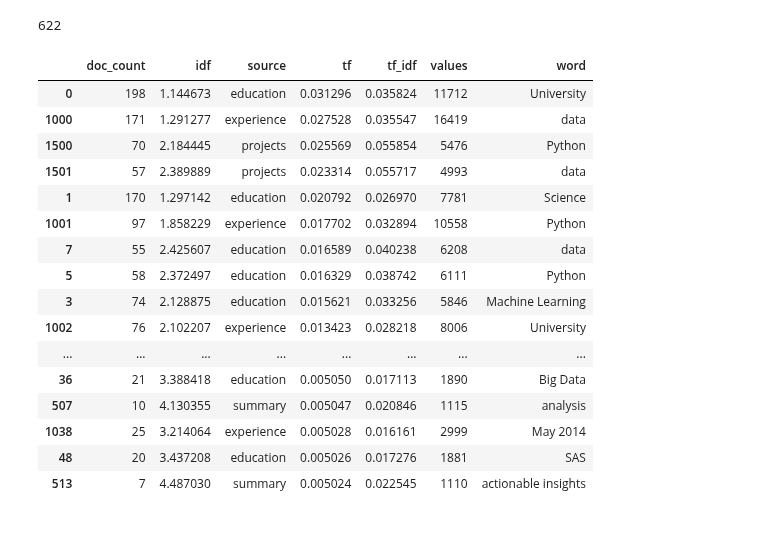
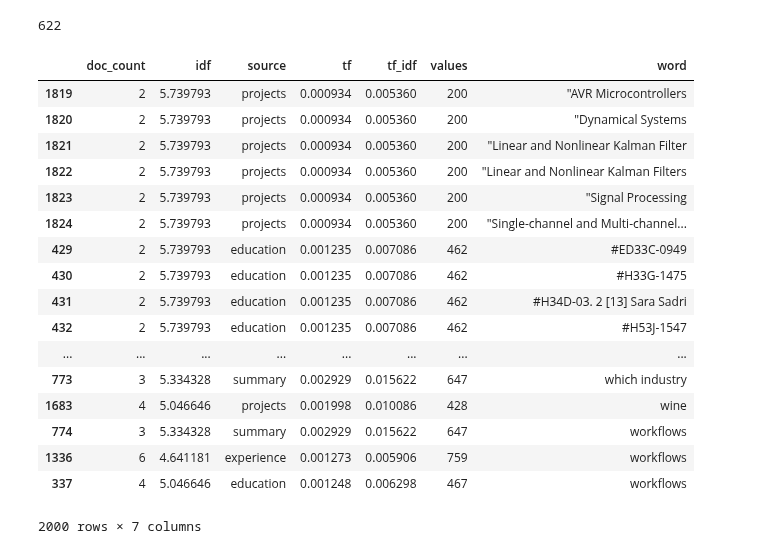
Before and after one commit to data-skeptic/dataskeptic.com, a Jupyter notebook: notebooks/elastic-search-keyword.ipynb, the cells around one changed output. Drawn from its saved outputs; the diff is of its cells as text; code cells hidden in the pictures.

```diff
--- a/notebooks/elastic-search-keyword.ipynb
+++ b/notebooks/elastic-search-keyword.ipynb
@@ -394,23 +415,24 @@ for j in range(len(sources)):
 df = pd.concat(dfs)
 df.reset_index(drop=True,inplace = True)
 df= df.sort_values(by=['tf','word'], ascending=[False, True])
-# %%
-df.head(100)
-# %% [output]
-|  | doc_count | idf | source | tf | tf_idf | values | word |
-| 0 | 198 | 1.144673 | education | 0.031296 | 0.035824 | 11712 | University |
-| 1000 | 171 | 1.291277 | experience | 0.027528 | 0.035547 | 16419 | data |
-| 1500 | 70 | 2.184445 | projects | 0.025569 | 0.055854 | 5476 | Python |
-| 1501 | 57 | 2.389889 | projects | 0.023314 | 0.055717 | 4993 | data |
-| 1 | 170 | 1.297142 | education | 0.020792 | 0.026970 | 7781 | Science |
-| 1001 | 97 | 1.858229 | experience | 0.017702 | 0.032894 | 10558 | Python |
-| 7 | 55 | 2.425607 | education | 0.016589 | 0.040238 | 6208 | data |
-| 5 | 58 | 2.372497 | education | 0.016329 | 0.038742 | 6111 | Python |
-| 3 | 74 | 2.128875 | education | 0.015621 | 0.033256 | 5846 | Machine Learning |
-| 1002 | 76 | 2.102207 | experience | 0.013423 | 0.028218 | 8006 | University |
-| ... | ... | ... | ... | ... | ... | ... | ... |
-| 36 | 21 | 3.388418 | education | 0.005050 | 0.017113 | 1890 | Big Data |
-| 507 | 10 | 4.130355 | summary | 0.005047 | 0.020846 | 1115 | analysis |
-| 1038 | 25 | 3.214064 | experience | 0.005028 | 0.016161 | 2999 | May 2014 |
-| 48 | 20 | 3.437208 | education | 0.005026 | 0.017276 | 1881 | SAS |
-| 513 | 7 | 4.487030 | summary | 0.005024 | 0.022545 | 1110 | actionable insights |
+# %%
+df.sort_values('word')
+# %% [output]
+|  | doc_count | idf | source | tf | tf_idf | values | word |
+| 1819 | 2 | 5.739793 | projects | 0.000934 | 0.005360 | 200 | "AVR Microcontrollers |
+| 1820 | 2 | 5.739793 | projects | 0.000934 | 0.005360 | 200 | "Dynamical Systems |
+| 1821 | 2 | 5.739793 | projects | 0.000934 | 0.005360 | 200 | "Linear and Nonlinear Kalman Filter |
+| 1822 | 2 | 5.739793 | projects | 0.000934 | 0.005360 | 200 | "Linear and Nonlinear Kalman Filters |
+| 1823 | 2 | 5.739793 | projects | 0.000934 | 0.005360 | 200 | "Signal Processing |
+| 1824 | 2 | 5.739793 | projects | 0.000934 | 0.005360 | 200 | "Single-channel and Multi-channel... |
+| 429 | 2 | 5.739793 | education | 0.001235 | 0.007086 | 462 | #ED33C-0949 |
+| 430 | 2 | 5.739793 | education | 0.001235 | 0.007086 | 462 | #H33G-1475 |
+| 431 | 2 | 5.739793 | education | 0.001235 | 0.007086 | 462 | #H34D-03. 2 [13] Sara Sadri |
+| 432 | 2 | 5.739793 | education | 0.001235 | 0.007086 | 462 | #H53J-1547 |
+| ... | ... | ... | ... | ... | ... | ... | ... |
+| 773 | 3 | 5.334328 | summary | 0.002929 | 0.015622 | 647 | which industry |
+| 1683 | 4 | 5.046646 | projects | 0.001998 | 0.010086 | 428 | wine |
+| 774 | 3 | 5.334328 | summary | 0.002929 | 0.015622 | 647 | workflows |
+| 1336 | 6 | 4.641181 | experience | 0.001273 | 0.005906 | 759 | workflows |
+| 337 | 4 | 5.046646 | education | 0.001248 | 0.006298 | 467 | workflows |
+2000 rows × 7 columns
```
Also changed, not shown: parts of 28 cells of this notebook, 2 other files.
